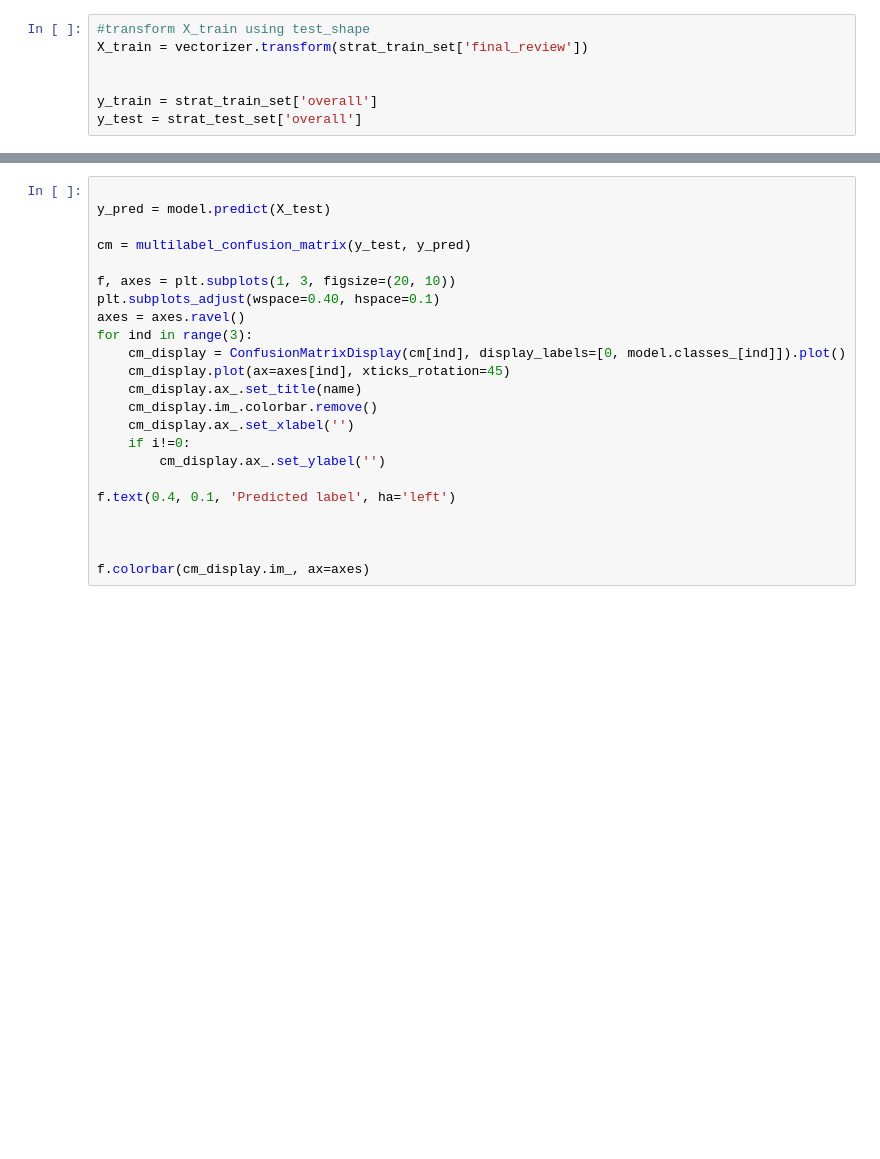
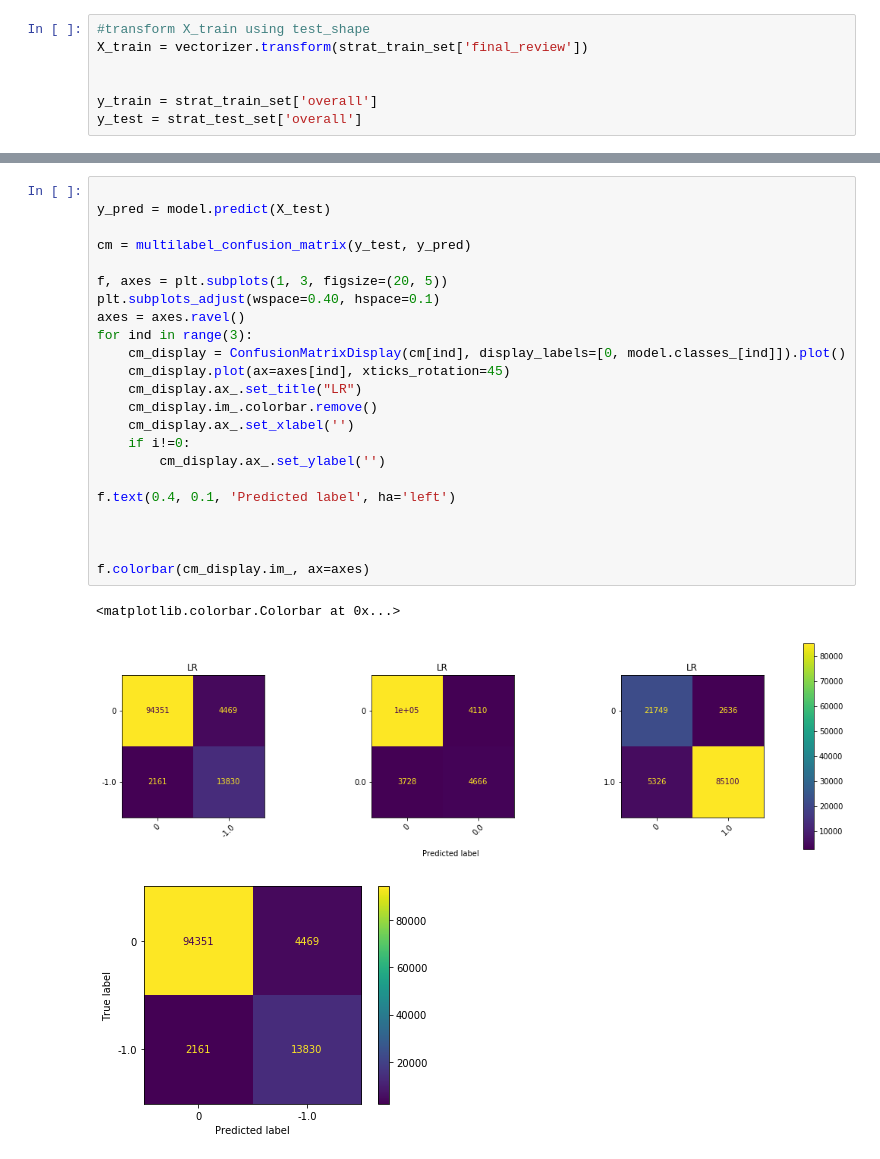
Before and after one commit to adapekem/NLP-REPO, a Jupyter notebook: SENTIMENT ANALYSIS WITH MULTINOMIAL LOGISTIC REGRESSION/SENTIMENT ANALYSIS ON AMAZON REVIEWS USING MULTINOMIAL LOGISTIC REGRESSION.ipynb, the cells around one changed output, grey strips where cells are left out. Cells and saved outputs as stored; diff of their text form; blank space fills up the shorter version.

```diff
--- a/SENTIMENT ANALYSIS WITH MULTINOMIAL LOGISTIC REGRESSION/SENTIMENT ANALYSIS ON AMAZON REVIEWS USING MULTINOMIAL LOGISTIC REGRESSION.ipynb
+++ b/SENTIMENT ANALYSIS WITH MULTINOMIAL LOGISTIC REGRESSION/SENTIMENT ANALYSIS ON AMAZON REVIEWS USING MULTINOMIAL LOGISTIC REGRESSION.ipynb
@@ -223,23 +247,27 @@ print('Recall', recall_score(y_test, model.predict(X_test), average="macro"))
 # %%
 
 y_pred = model.predict(X_test)
 
 cm = multilabel_confusion_matrix(y_test, y_pred)
 
-f, axes = plt.subplots(1, 3, figsize=(20, 10))
+f, axes = plt.subplots(1, 3, figsize=(20, 5))
 plt.subplots_adjust(wspace=0.40, hspace=0.1)
 axes = axes.ravel()
 for ind in range(3):
     cm_display = ConfusionMatrixDisplay(cm[ind], display_labels=[0, model.classes_[ind]]).plot()
     cm_display.plot(ax=axes[ind], xticks_rotation=45)
-    cm_display.ax_.set_title(name)
+    cm_display.ax_.set_title("LR")
     cm_display.im_.colorbar.remove()
     cm_display.ax_.set_xlabel('')
     if i!=0:
         cm_display.ax_.set_ylabel('')
 
 f.text(0.4, 0.1, 'Predicted label', ha='left')
 
 
 
 f.colorbar(cm_display.im_, ax=axes)
+# %% [output]
+<matplotlib.colorbar.Colorbar at 0x...>
+[figure, added]
+[figure, added]
```
Also changed, not shown: parts of 9 cells of this notebook.
